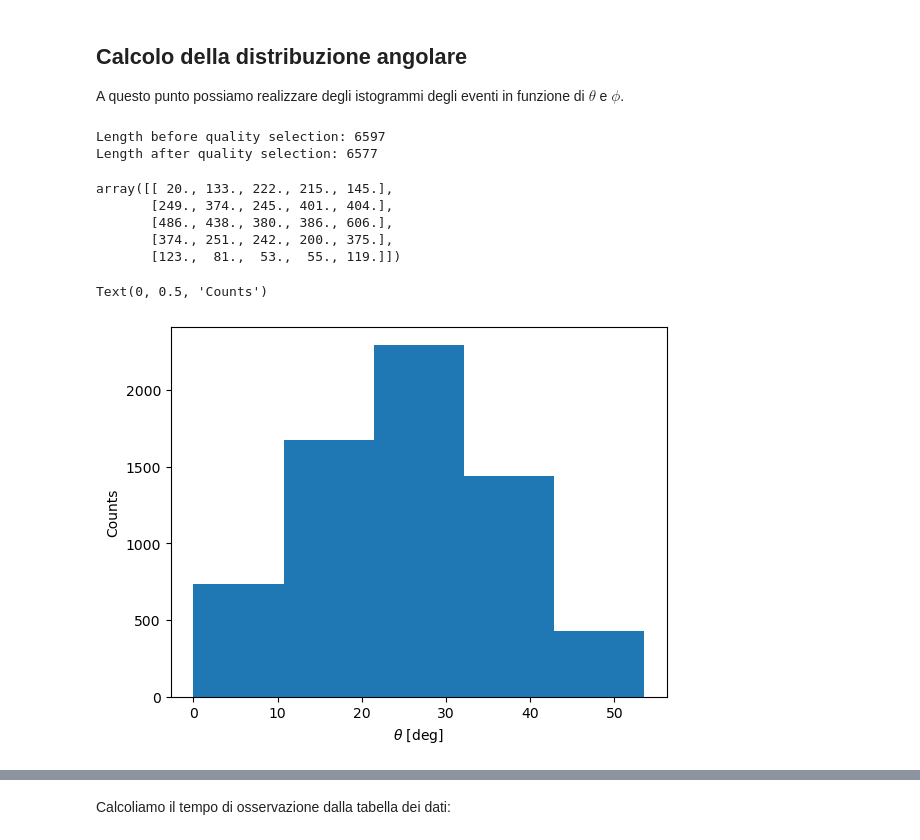
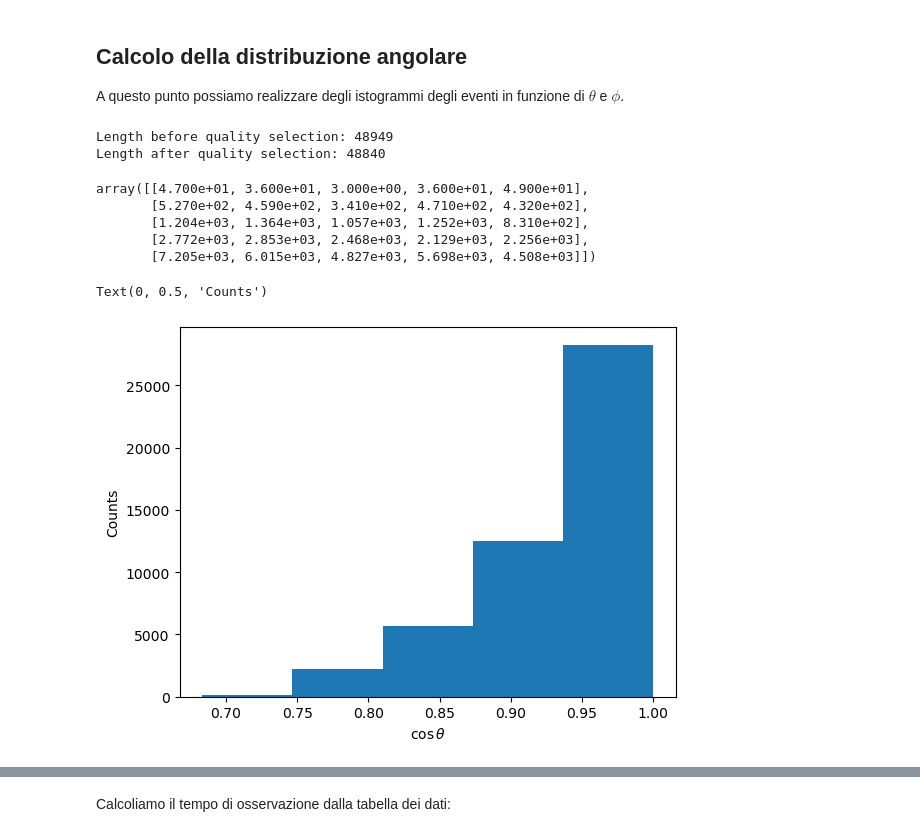
Before and after one commit to fschiavone/crc_analysis, a Jupyter notebook: angular_analysis.ipynb, the cells around one changed output, grey strips where cells are left out. Drawn from its saved outputs; the diff is of its cells as text; code cells hidden in the pictures.

```diff
--- a/angular_analysis.ipynb
+++ b/angular_analysis.ipynb
@@ -9,7 +9,7 @@ import matplotlib.pyplot as plt
 from datetime import datetime
 from astropy.modeling import models, fitting
 # %%
-data_file = "./data/CRC-4 I.N.F.N. Napoli 29-04-2025 09-39-13.txt"
+data_file = "./data/CRC-4 LNGS 28-04-2025 21-51-35.txt"
 crc_ver = '2.10'
 # %% [markdown]
 ## Lettura dei dati
@@ -74,7 +76,7 @@ def get_coordinates(xz_array, yz_array):
     y_array = []
     z_array = []
     dx = 4
-    dz = 7
+    dz = 9
     for plane in xz_array:
         data = plane[2:]
         x_pos = []
@@ -172,27 +176,27 @@ print('Length before quality selection:', len(muondata))
 muondata = muondata[~bad_runs]
 print('Length after quality selection:', len(muondata))
 # %% [output]
-Length before quality selection: 6597
-Length after quality selection: 6577
+Length before quality selection: 48949
+Length after quality selection: 48840
 # %%
 n_bins = 5
-counts, theta_bins, phi_bins = np.histogram2d(muondata["theta"], muondata["phi"], bins=n_bins)
+counts, ctheta_bins, phi_bins = np.histogram2d(np.cos(np.deg2rad(muondata["theta"])), muondata["phi"], bins=n_bins)
 # %%
 counts
 # %% [output]
-array([[ 20., 133., 222., 215., 145.],
-       [249., 374., 245., 401., 404.],
-       [486., 438., 380., 386., 606.],
-       [374., 251., 242., 200., 375.],
-       [123.,  81.,  53.,  55., 119.]])
+array([[4.700e+01, 3.600e+01, 3.000e+00, 3.600e+01, 4.900e+01],
+       [5.270e+02, 4.590e+02, 3.410e+02, 4.710e+02, 4.320e+02],
+       [1.204e+03, 1.364e+03, 1.057e+03, 1.252e+03, 8.310e+02],
+       [2.772e+03, 2.853e+03, 2.468e+03, 2.129e+03, 2.256e+03],
+       [7.205e+03, 6.015e+03, 4.827e+03, 5.698e+03, 4.508e+03]])
 # %%
 # Plot theta histogram
-plt.hist(muondata["theta"], theta_bins)
-plt.xlabel(r'$\theta$ [deg]')
+plt.hist(np.cos(np.deg2rad(muondata["theta"])), ctheta_bins)
+plt.xlabel(r'$\cos\theta$')
 plt.ylabel('Counts')
 # %% [output]
 Text(0, 0.5, 'Counts')
-[figure, old version]
+[figure, new version]
 # %%
 # Plot phi histogram
 plt.hist(muondata["phi"], phi_bins)
```
Also changed, not shown: parts of 24 cells of this notebook, 1 other file.
